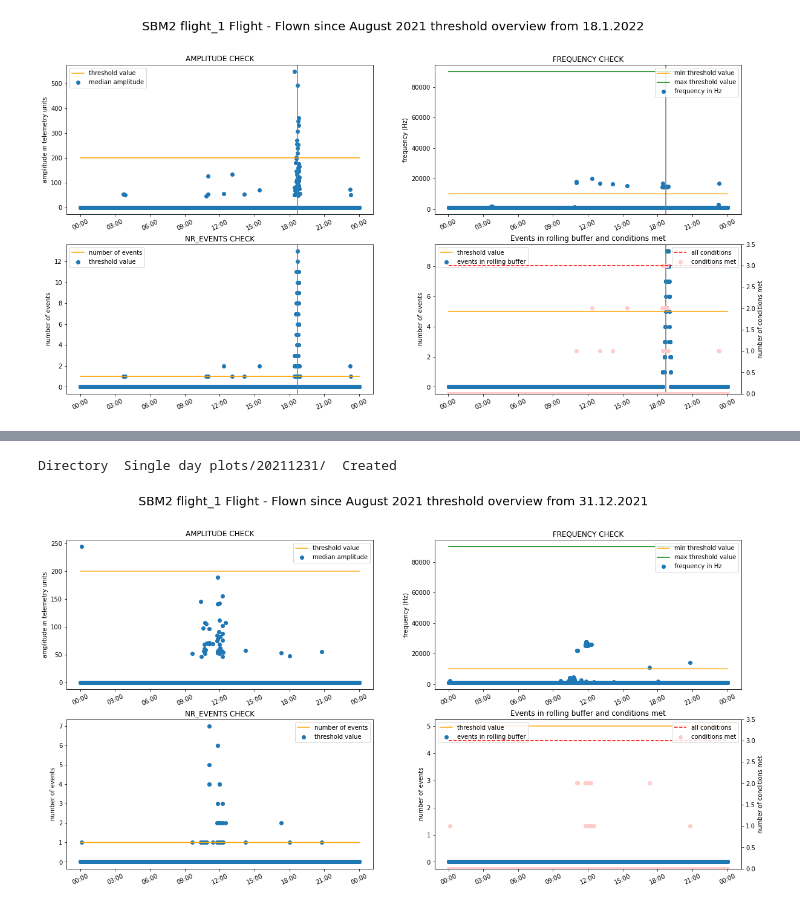
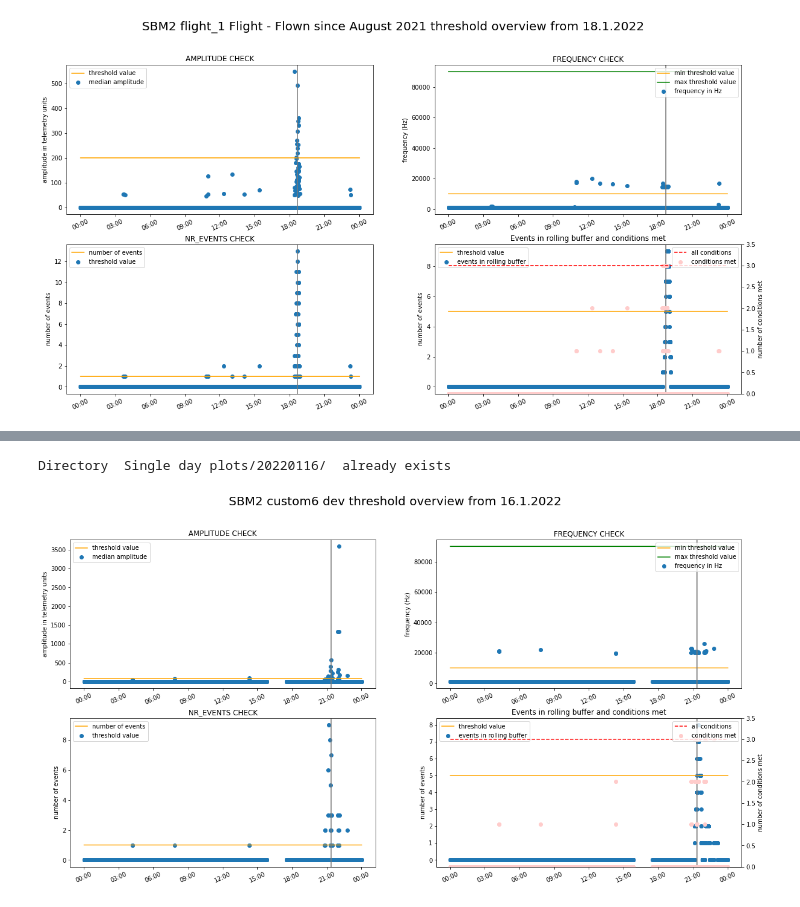
Before and after one commit to formanet415/SBM2-detection, a Jupyter notebook: Single day plotter.ipynb, the cells around one changed output, grey strips where cells are left out. Drawn from its saved outputs; the diff is of its cells as text; code cells hidden in the pictures.

```diff
--- a/Single day plotter.ipynb
+++ b/Single day plotter.ipynb
@@ -298,5 +281,5 @@ Directory  Single day plots/20211205/  Created
-# %%
-plot(2021, 12, 31, flown_1)
-# %% [output]
-Directory  Single day plots/20211231/  Created
-[figure, removed]
+# %%
+plot(2022, 1, 16, custom6)
+# %% [output]
+Directory  Single day plots/20220116/  already exists
+[figure, added]
```
Also changed, not shown: parts of 11 cells of this notebook, 20 other files.
